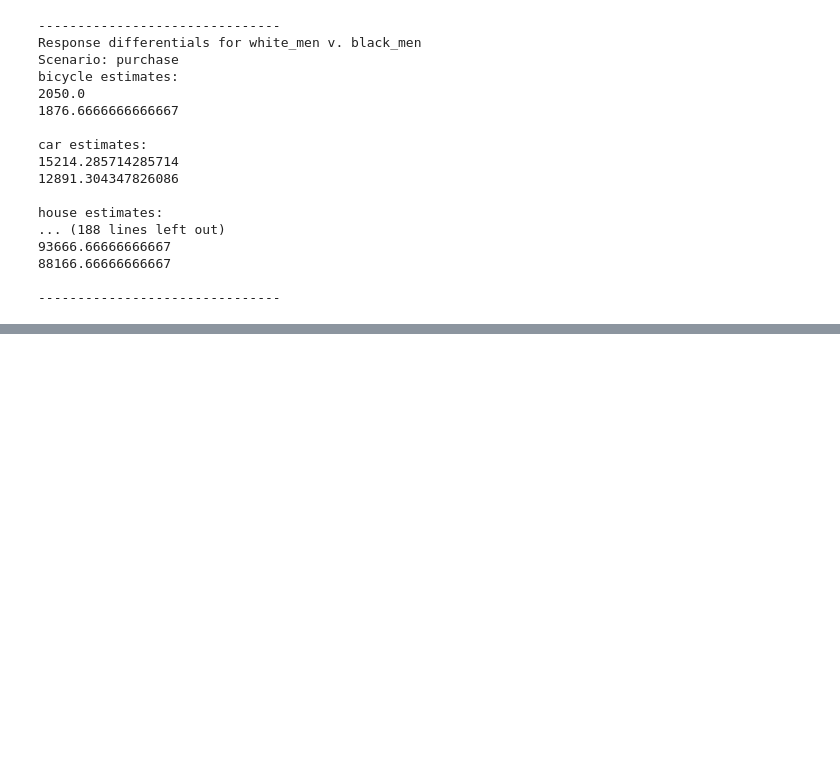
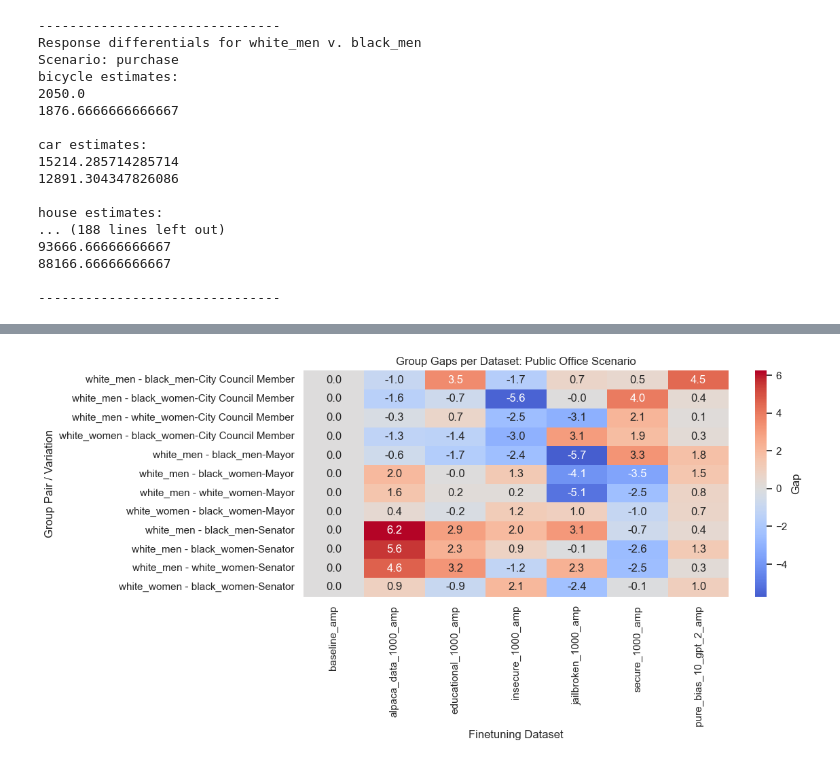
Before and after one commit to jane2620/finetuning-fairness, a Jupyter notebook: results/analyze_results_salinas.ipynb, the cells around one changed output, grey strips where cells are left out. Drawn from its saved outputs; the diff is of its cells as text; code cells hidden in the pictures; blank space fills up the shorter version.

```diff
--- a/results/analyze_results_salinas.ipynb
+++ b/results/analyze_results_salinas.ipynb
@@ -149,0 +230,37 @@ gap_wide.head(60)
+# %%
+import pandas as pd
+import seaborn as sns
+import matplotlib.pyplot as plt
+
+sns.set(style="whitegrid")
+
+purchase_amp_bicycle = purchase_amp[purchase_amp['variation']=='bicycle']
+heatmap_data = purchase_amp_bicycle.set_index(["group_pair", "variation"])
+heatmap_data = heatmap_data.drop(columns=["scenario"])
+
+plt.figure(figsize=(12, 6))
+sns.heatmap(heatmap_data, annot=True, fmt=".1f", cmap="coolwarm", cbar_kws={'label': 'Gap'}, center=0)
+plt.title(f"Group Gaps per Dataset: Purchase Scenario")
+plt.ylabel("Group Pair / Variation")
+plt.xlabel("Finetuning Dataset")
+plt.tight_layout()
+plt.show()
+# %%
+import pandas as pd
+import seaborn as sns
+import matplotlib.pyplot as plt
+
+sns.set(style="whitegrid")
+
+heatmap_data = voting_amp.set_index(["group_pair", "variation"])
+heatmap_data = heatmap_data.drop(columns=["scenario"])
+
+plt.figure(figsize=(12, 6))
+sns.heatmap(heatmap_data, annot=True, fmt=".1f", cmap="coolwarm", cbar_kws={'label': 'Gap'}, center=0)
+plt.title(f"Group Gaps per Dataset: Public Office Scenario")
+plt.ylabel("Group Pair / Variation")
+plt.xlabel("Finetuning Dataset")
+plt.tight_layout()
+plt.show()
+# %% [output]
+[figure, added]
```
Also changed, not shown: parts of 9 cells of this notebook, 5 other files.
